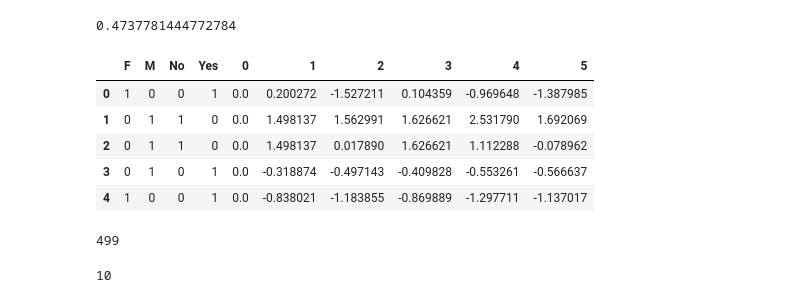
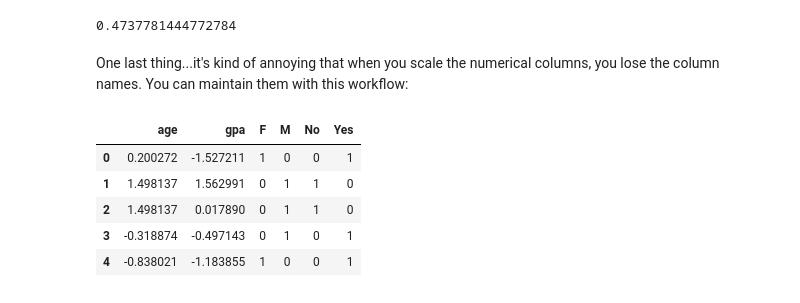
Before and after one commit to laurenshareshian/Machine-Learning-Course-Lessons, a Jupyter notebook: F - Testing and Regularization/5 - Order of Standardizing.ipynb, the cells around one changed output. Cells and saved outputs as stored; diff of their text form; code cells hidden in the pictures.

```diff
--- a/F - Testing and Regularization/5 - Order of Standardizing.ipynb
+++ b/F - Testing and Regularization/5 - Order of Standardizing.ipynb
@@ -247,20 +247,39 @@ model.fit(X, y)
 print(model.score(X, y))
 # %% [output]
 0.4737781444772784
-# %%
-X.head()
-# %% [output]
-|  | F | M | No | Yes | 0 | 1 | 2 | 3 | 4 | 5 |
-| 0 | 1 | 0 | 0 | 1 | 0.0 | 0.200272 | -1.527211 | 0.104359 | -0.969648 | -1.387985 |
-| 1 | 0 | 1 | 1 | 0 | 0.0 | 1.498137 | 1.562991 | 1.626621 | 2.531790 | 1.692069 |
-| 2 | 0 | 1 | 1 | 0 | 0.0 | 1.498137 | 0.017890 | 1.626621 | 1.112288 | -0.078962 |
-| 3 | 0 | 1 | 0 | 1 | 0.0 | -0.318874 | -0.497143 | -0.409828 | -0.553261 | -0.566637 |
-| 4 | 1 | 0 | 0 | 1 | 0.0 | -0.838021 | -1.183855 | -0.869889 | -1.297711 | -1.137017 |
-# %%
-len(X)
-# %% [output]
-499
-# %%
-len(model.coef_)
-# %% [output]
-10
+# %% [markdown]
+One last thing...it's kind of annoying that when you scale the numerical columns, you lose the column names. You can maintain them with this workflow:
+# %%
+#original dataframe
+df = pd.read_csv('data/students2.csv')
+
+#separate out categorical variables
+one_hot_gender = pd.get_dummies(df['gender'])
+one_hot_athletic = pd.get_dummies(df['athletic'])
+one_hot = one_hot_gender.join(one_hot_athletic)
+
+#separate out target variable
+y = df['happiness']
+
+#separate out numerical variables
+numerical = df.drop(columns = ['gender', 'athletic', 'happiness'])
+
+#scale numerical variables
+scaler = StandardScaler()
+scaler.fit(numerical)
+scaled_numerical = scaler.transform(numerical)
+scaled_numerical = pd.DataFrame(scaled_numerical)
+
+#rename numerical columns
+scaled_numerical.columns = numerical.columns
+
+#join all of the explanatory variables back up
+X = scaled_numerical.join(one_hot)
+X.head()
+# %% [output]
+|  | age | gpa | F | M | No | Yes |
+| 0 | 0.200272 | -1.527211 | 1 | 0 | 0 | 1 |
+| 1 | 1.498137 | 1.562991 | 0 | 1 | 1 | 0 |
+| 2 | 1.498137 | 0.017890 | 0 | 1 | 1 | 0 |
+| 3 | -0.318874 | -0.497143 | 0 | 1 | 0 | 1 |
+| 4 | -0.838021 | -1.183855 | 1 | 0 | 0 | 1 |
```
Also changed, not shown: 18 other files.
